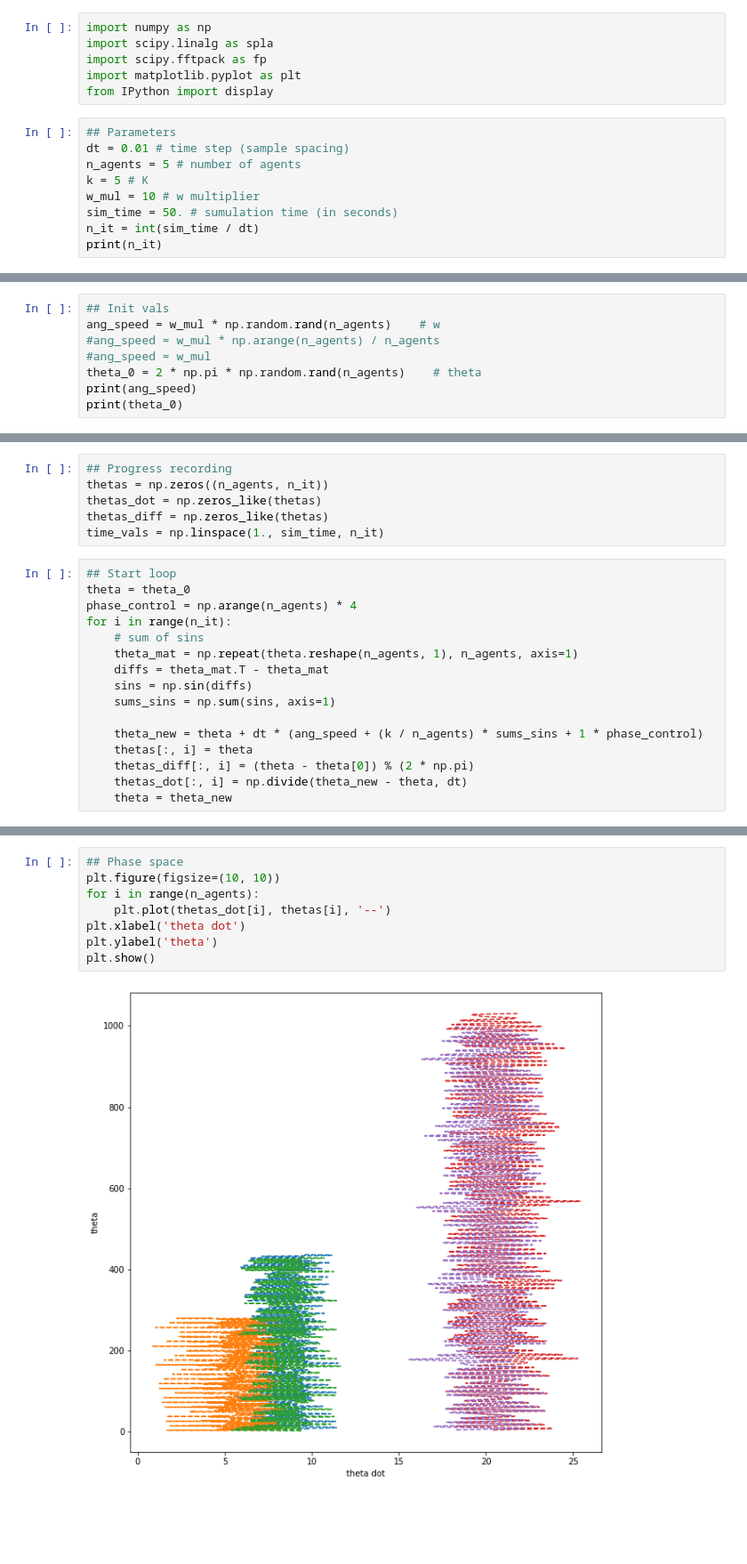
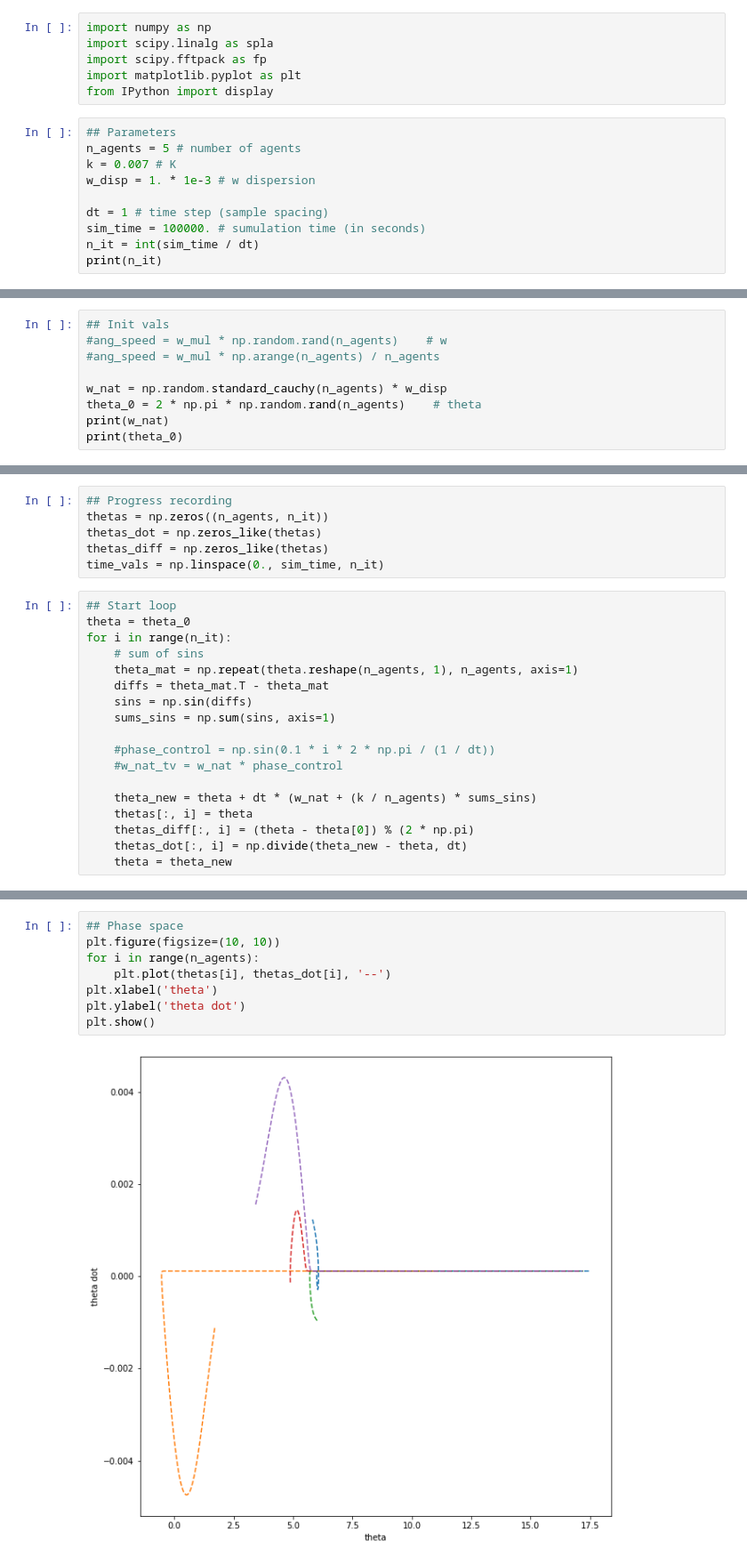
Before and after one commit to denisuzhva/KuramotoSim, a Jupyter notebook: phaseControl.ipynb, the cells around one changed output, grey strips where cells are left out. Shown: that part at 89% size. Cells and saved outputs as stored; diff of their text form; blank space fills up the shorter version.

```diff
--- a/phaseControl.ipynb
+++ b/phaseControl.ipynb
@@ -6,11 +6,12 @@ import matplotlib.pyplot as plt
 from IPython import display
 # %%
 ## Parameters
-dt = 0.01 # time step (sample spacing)
 n_agents = 5 # number of agents
-k = 5 # K
-w_mul = 10 # w multiplier
-sim_time = 50. # sumulation time (in seconds)
+k = 0.007 # K
+w_disp = 1. * 1e-3 # w dispersion
+
+dt = 1 # time step (sample spacing)
+sim_time = 100000. # sumulation time (in seconds)
 n_it = int(sim_time / dt)
 print(n_it)
 # %% [output]
@@ -18,9 +19,10 @@ print(n_it)
 # %%
 ## Init vals
-ang_speed = w_mul * np.random.rand(n_agents)    # w
+#ang_speed = w_mul * np.random.rand(n_agents)    # w
 #ang_speed = w_mul * np.arange(n_agents) / n_agents
-#ang_speed = w_mul
+
+w_nat = np.random.standard_cauchy(n_agents) * w_disp
 theta_0 = 2 * np.pi * np.random.rand(n_agents)    # theta
-print(ang_speed)
+print(w_nat)
 print(theta_0)
 # %% [output]
@@ -31,11 +34,10 @@ print(theta_0)
 thetas = np.zeros((n_agents, n_it))
 thetas_dot = np.zeros_like(thetas)
 thetas_diff = np.zeros_like(thetas)
-time_vals = np.linspace(1., sim_time, n_it)
+time_vals = np.linspace(0., sim_time, n_it)
 # %%
 ## Start loop
 theta = theta_0
-phase_control = np.arange(n_agents) * 4
 for i in range(n_it):
     # sum of sins
     theta_mat = np.repeat(theta.reshape(n_agents, 1), n_agents, axis=1)
@@ -43,7 +45,10 @@ for i in range(n_it):
     sins = np.sin(diffs)
     sums_sins = np.sum(sins, axis=1)
 
-    theta_new = theta + dt * (ang_speed + (k / n_agents) * sums_sins + 1 * phase_control)
+    #phase_control = np.sin(0.1 * i * 2 * np.pi / (1 / dt))
+    #w_nat_tv = w_nat * phase_control
+
+    theta_new = theta + dt * (w_nat + (k / n_agents) * sums_sins)
     thetas[:, i] = theta
     thetas_diff[:, i] = (theta - theta[0]) % (2 * np.pi)
     thetas_dot[:, i] = np.divide(theta_new - theta, dt)
@@ -88,10 +93,10 @@ plt.show()
 # %%
 ## Phase space
 plt.figure(figsize=(10, 10))
 for i in range(n_agents):
-    plt.plot(thetas_dot[i], thetas[i], '--')
-plt.xlabel('theta dot')
-plt.ylabel('theta')
+    plt.plot(thetas[i], thetas_dot[i], '--')
+plt.xlabel('theta')
+plt.ylabel('theta dot')
 plt.show()
 # %% [output]
-[figure, old version]
+[figure, new version]
```
Also changed, not shown: parts of 6 cells of this notebook, 25 other files.
